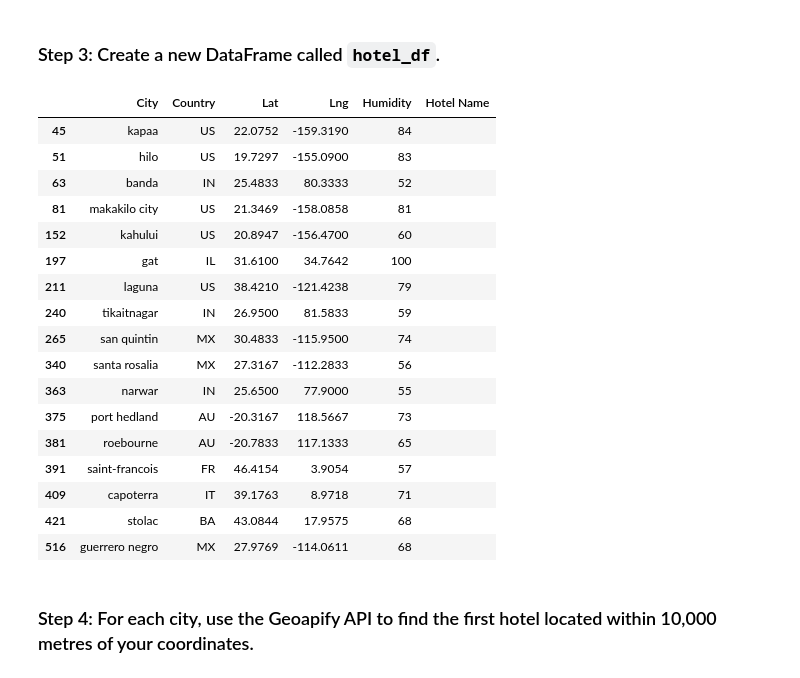
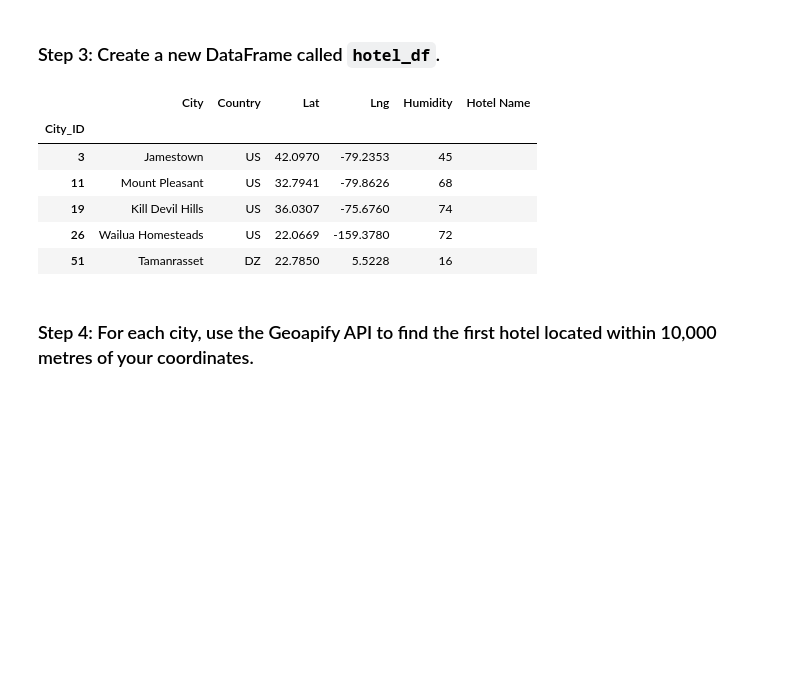
Before and after one commit to VickyL86/Python_API_Challenge_VL, a Jupyter notebook: Starter Code API/VacationPy.ipynb, the cells around one changed output. Saved outputs shown, nothing was run; the diff lists cells and outputs as text; code cells hidden in the pictures; blank space fills up the shorter version.

```diff
--- a/Starter Code API/VacationPy.ipynb
+++ b/Starter Code API/VacationPy.ipynb
@@ -17,6 +20,14 @@ from api_keys import geoapify_key
 # %%
 # Load the CSV file created in Part 1 into a Pandas DataFrame
-city_data_df = pd.read_csv("output_data/cities.csv")
+input_path = os.path.join("..","output_data","cities.csv")
+city_data_df = pd.read_csv(input_path,index_col="City_ID")
+
+
+#create a dataframe from the city data
+city_data_df = pd.DataFrame(city_data_df)
+
+#Edit city names to start from a capital letter - source: ChatGPT
+city_data_df["City"] = city_data_df["City"].str.title()
 
 # Display sample data
 city_data_df.head()
@@ -73,0 +65,12 @@ city_data_df.head()
+# %%
+# Narrow down cities that fit criteria and drop any results with null values
+# narrow down the dataframe to cities with lat > 0, max temp between 20 and 30 degrees and wind speed less than 10 m/s and zero cloudiness
+#Source: 04.02.05-Evr_Pandas_Recap & 04.02.09-Stu_SearchForTheWorst
+perfect_cities_df = city_data_df.loc[(city_data_df["Lat"] > 0) & (city_data_df["Max Temp"] > 20) & (city_data_df["Max Temp"] < 30) & (city_data_df["Wind Speed"] < 10) & (city_data_df["Cloudiness"] == 0)]
+
+# Drop any rows with null values
+#Source: 04.02.03-Ins_CleaningData
+perfect_cities_df = perfect_cities_df.dropna(how='any')
+
+# Display sample data
+perfect_cities_df.head(30)
@@ -75,32 +97,22 @@ city_data_df.head()
 ### Step 3: Create a new DataFrame called `hotel_df`.
 # %%
 # Use the Pandas copy function to create DataFrame called hotel_df to store the city, country, coordinates, and humidity
-# YOUR CODE HERE
+#source:https://stackoverflow.com/questions/34682828/extracting-specific-selected-columns-to-new-dataframe-as-a-copy
+hotel_df = perfect_cities_df[["City","Country","Lat","Lng","Humidity"]].copy()
 
 # Add an empty column, "Hotel Name," to the DataFrame so you can store the hotel found using the Geoapify API
-# YOUR CODE HERE
+hotel_df["Hotel Name"] = ""
 
 # Display sample data
-# YOUR CODE HERE
+hotel_df.head()
 # %% [output]
 |  | City | Country | Lat | Lng | Humidity | Hotel Name |
-| 45 | kapaa | US | 22.0752 | -159.3190 | 84 |  |
-| 51 | hilo | US | 19.7297 | -155.0900 | 83 |  |
-| 63 | banda | IN | 25.4833 | 80.3333 | 52 |  |
-| 81 | makakilo city | US | 21.3469 | -158.0858 | 81 |  |
-| 152 | kahului | US | 20.8947 | -156.4700 | 60 |  |
-| 197 | gat | IL | 31.6100 | 34.7642 | 100 |  |
-| 211 | laguna | US | 38.4210 | -121.4238 | 79 |  |
-| 240 | tikaitnagar | IN | 26.9500 | 81.5833 | 59 |  |
-| 265 | san quintin | MX | 30.4833 | -115.9500 | 74 |  |
-| 340 | santa rosalia | MX | 27.3167 | -112.2833 | 56 |  |
-| 363 | narwar | IN | 25.6500 | 77.9000 | 55 |  |
-| 375 | port hedland | AU | -20.3167 | 118.5667 | 73 |  |
-| 381 | roebourne | AU | -20.7833 | 117.1333 | 65 |  |
-| 391 | saint-francois | FR | 46.4154 | 3.9054 | 57 |  |
-| 409 | capoterra | IT | 39.1763 | 8.9718 | 71 |  |
-| 421 | stolac | BA | 43.0844 | 17.9575 | 68 |  |
-| 516 | guerrero negro | MX | 27.9769 | -114.0611 | 68 |  |
+| City_ID |  |  |  |  |  |  |
+| 3 | Jamestown | US | 42.0970 | -79.2353 | 45 |  |
+| 11 | Mount Pleasant | US | 32.7941 | -79.8626 | 68 |  |
+| 19 | Kill Devil Hills | US | 36.0307 | -75.6760 | 74 |  |
+| 26 | Wailua Homesteads | US | 22.0669 | -159.3780 | 72 |  |
+| 51 | Tamanrasset | DZ | 22.7850 | 5.5228 | 16 |  |
 # %% [markdown]
 ### Step 4: For each city, use the Geoapify API to find the first hotel located within 10,000 metres of your coordinates.
 # %%
```
Also changed, not shown: parts of 9 cells of this notebook, 1 other file.
